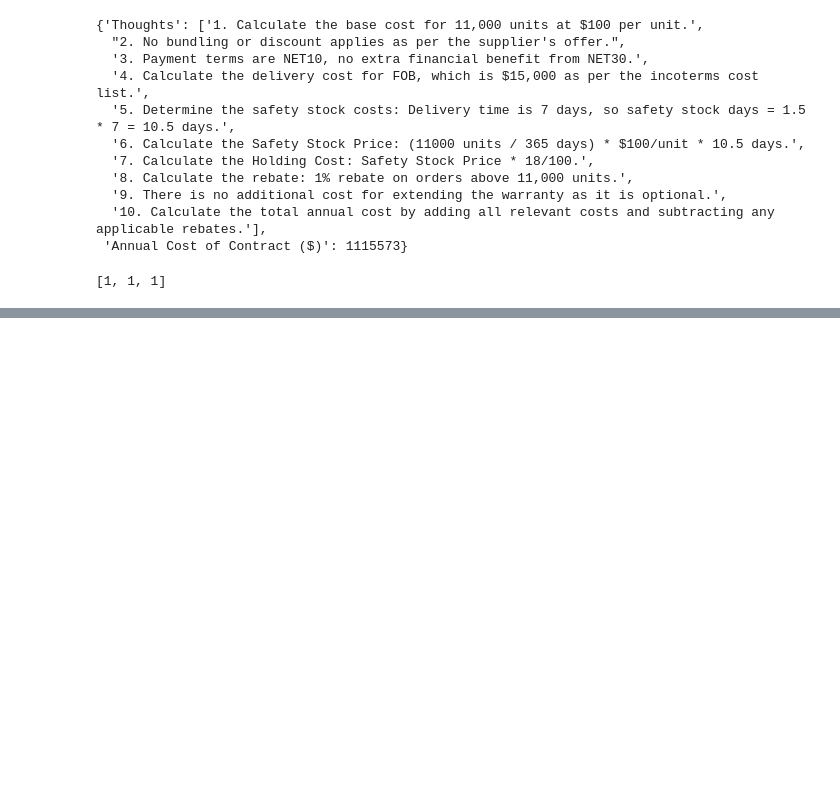
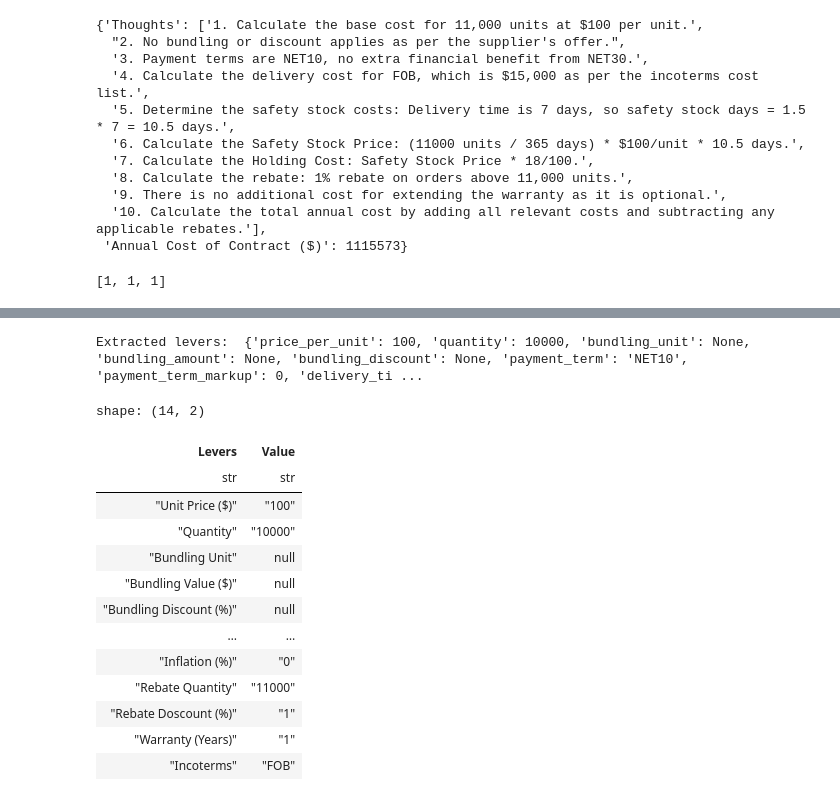
Before and after one commit to monojit-mandal/vendor-negotiation-chatbot, a Jupyter notebook: test.ipynb, the cells around one changed output, grey strips where cells are left out. Saved outputs shown, nothing was run; the diff lists cells and outputs as text; code cells hidden in the pictures; blank space fills up the shorter version.

```diff
--- a/test.ipynb
+++ b/test.ipynb
@@ -410,0 +446,44 @@ random.choices([1],[4],k=3)
+# %%
+offer = """
+Price per unit: $100
+Quantity: 10,000 units
+Bundling: No bundling option.
+Payment Terms: NET10, no option for extending to NET30.
+Delivery Timelines: 7 days (faster).
+Contract Period Length: 1 year, with the option to renew at the same price.
+Rebates: 1% rebate on orders above 11,000 units.
+Warranties: 1-year standard warranty with an option to extend to 3 years for an additional $5/unit.
+Incoterms: FOB (Free on Board) – buyer is responsible for customs and delivery.
+"""
+# utils.format_offer_to_html(offer_text=offer)
+model = AzureChatOpenAI(
+    deployment_name= "gpt-4o",
+    api_key=os.getenv('AZURE_OPENAI_API_KEY'),
+    api_version="2023-09-15-preview",
+    azure_endpoint="https://acsstscdamoai02.openai.azure.com/",
+    temperature=0,  # Controls randomness (0 = deterministic, 1 = more creative)
+)
+levers = utils.extract_levers_from_text(
+    offer_text = offer,
+    model = model,
+    example_data = pl.read_csv('data/sample_offers.csv')
+)
+df = pl.DataFrame([levers]).rename(utils.FRIENDLY_NAMES).transpose(include_header=True)
+df.columns = ['Levers','Value']
+df
+# %% [output]
+Extracted levers:  {'price_per_unit': 100, 'quantity': 10000, 'bundling_unit': None, 'bundling_amount': None, 'bundling_discount': None, 'payment_term': 'NET10', 'payment_term_markup': 0, 'delivery_ti ...
+shape: (14, 2)
+| Levers | Value |
+| str | str |
+| "Unit Price ($)" | "100" |
+| "Quantity" | "10000" |
+| "Bundling Unit" | null |
+| "Bundling Value ($)" | null |
+| "Bundling Discount (%)" | null |
+| … | … |
+| "Inflation (%)" | "0" |
+| "Rebate Quantity" | "11000" |
+| "Rebate Doscount (%)" | "1" |
+| "Warranty (Years)" | "1" |
+| "Incoterms" | "FOB" |
```
Also changed, not shown: parts of 4 cells of this notebook, 7 other files.
